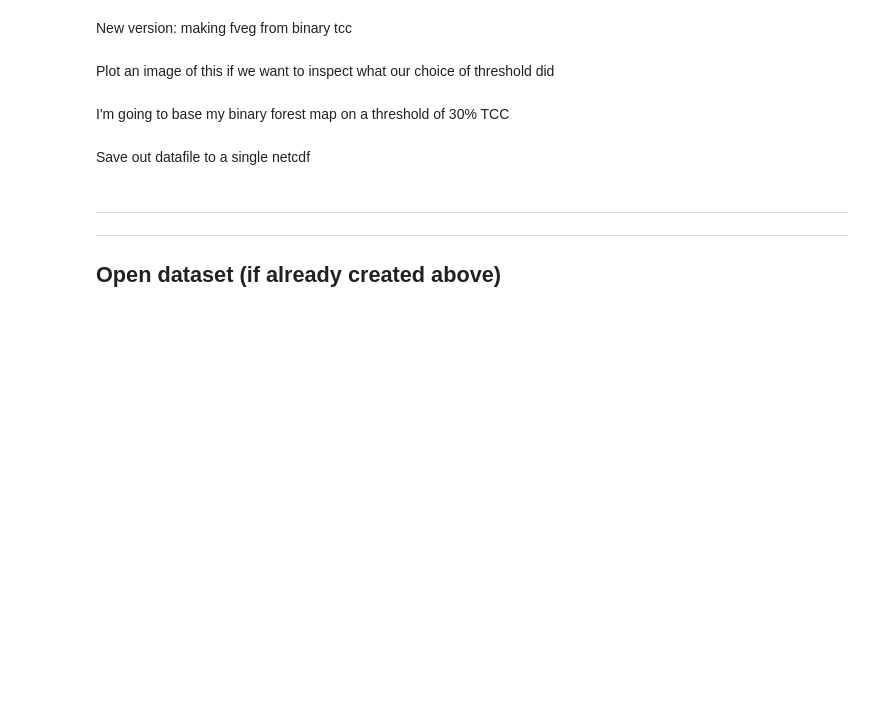
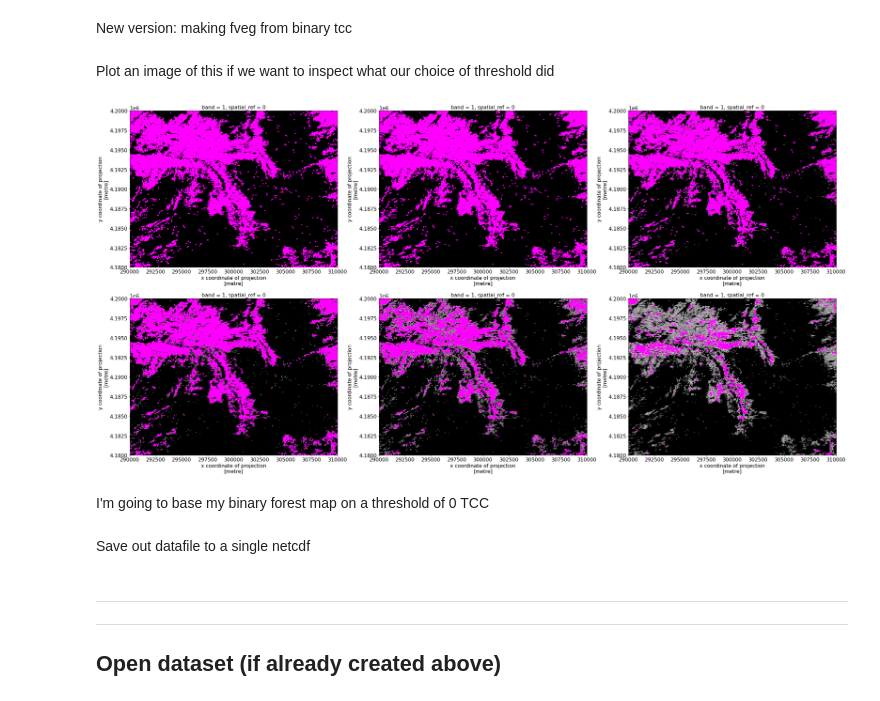
Before and after one commit to spestana/goes-cues, a Jupyter notebook: merge-raster-datasets-slopeaspectfveg.ipynb, the cells around one changed output. Saved outputs shown, nothing was run; the diff lists cells and outputs as text; code cells hidden in the pictures; blank space fills up the shorter version.

Commit message:
Update data merge notebooks

```diff
--- a/merge-raster-datasets-slopeaspectfveg.ipynb
+++ b/merge-raster-datasets-slopeaspectfveg.ipynb
@@ -158,18 +158,18 @@ geometry = [
 # %% [markdown]
 Find datasets (orthorectified GOES ABI or original GOES ABI)
 # %%
-#filepaths = glob.glob('/storage/spestana/output_ASTER-MODIS-GOES/*_orthorectified.nc')
+filepaths = glob.glob('/storage/spestana/output_ASTER-MODIS-GOES/*_orthorectified.nc')
 ##filepaths = glob.glob('/storage/spestana/output_ASTER-MODIS-GOES/*_original.nc')
 # %% [markdown]
 Open all datasets
 # %%
-#ds = xr.open_mfdataset(filepaths, concat_dim='time', combine='nested')
+ds = xr.open_mfdataset(filepaths, concat_dim='time', combine='nested')
 ######ds = ds.rio.clip(geometry)
 # %% [markdown]
 Open my DEM, reproject to UTM, add to the dataset
 # %%
-#dem = xr.open_rasterio('dem/tuolumne_cues_dem.tif').rio.reproject_match(ds)
-#ds['dem'] = dem.squeeze()
+dem = xr.open_rasterio('dem/tuolumne_cues_dem.tif').rio.reproject_match(ds)
+ds['dem'] = dem.squeeze()
 # %% [markdown]
 OLD, skip this: Compute slope and aspect and add to the dataset
 # %%
@@ -213,10 +213,9 @@ def fveg_mapZonalStats(zones, zonalstats, stat_name):
 # %% [markdown]
 Open TCC and add to the dataset
 # %%
-#tcc = xr.open_rasterio('data/NLCD_2016_Tree_Canopy_L48_20190831_2xOlzdukUemPqURl8ckP.tiff').rio.reproject_match(ds)
-#tcc = tcc.where(tcc!=tcc._FillValue)
-#ds['tcc'] = tcc.squeeze()
-#
+tcc = xr.open_rasterio('data/NLCD_2016_Tree_Canopy_L48_20190831_2xOlzdukUemPqURl8ckP.tiff').rio.reproject_match(ds)
+tcc = tcc.where(tcc!=tcc._FillValue)
+ds['tcc'] = tcc.squeeze()
 # %% [markdown]
 New version: making fveg from binary tcc
 # %%
@@ -236,19 +236,22 @@ New version: making fveg from binary tcc
 # %% [markdown]
 Plot an image of this if we want to inspect what our choice of threshold did
 # %%
-#fig, axs = plt.subplots(nrows=2, ncols=3, figsize=(40,20))
-#[ax1, ax2, ax3, ax4, ax5, ax6] = axs.ravel()
-#
-#ds.binary_tcc_gt10.where(ds.binary_tcc_gt10!=0).plot(cmap='spring',alpha=1, ax=ax1, add_colorbar=False)
-#ds.binary_tcc_gt20.where(ds.binary_tcc_gt20!=0).plot(cmap='spring',alpha=1, ax=ax2, add_colorbar=False)
-#ds.binary_tcc_gt30.where(ds.binary_tcc_gt30!=0).plot(cmap='spring',alpha=1, ax=ax3, add_colorbar=False)
-#ds.binary_tcc_gt40.where(ds.binary_tcc_gt40!=0).plot(cmap='spring',alpha=1, ax=ax4, add_colorbar=False)
-#ds.binary_tcc_gt50.where(ds.binary_tcc_gt50!=0).plot(cmap='spring',alpha=1, ax=ax5, add_colorbar=False)
-#
-#for ax in  [ax1, ax2, ax3, ax4, ax5]:
-#    tcc.plot(ax=ax, cmap='Greys_r', add_colorbar=False, zorder=-99)
-#    ax.set_ylim((4.18e6,4.20e6))
-#    ax.set_xlim((290000,310000))
+fig, axs = plt.subplots(nrows=2, ncols=3, figsize=(40,20))
+[ax1, ax2, ax3, ax4, ax5, ax6] = axs.ravel()
+
+ds.binary_tcc_gt0.where(ds.binary_tcc_gt0!=0).plot(cmap='spring',alpha=1, ax=ax1, add_colorbar=False)
+ds.binary_tcc_gt10.where(ds.binary_tcc_gt10!=0).plot(cmap='spring',alpha=1, ax=ax2, add_colorbar=False)
+ds.binary_tcc_gt20.where(ds.binary_tcc_gt20!=0).plot(cmap='spring',alpha=1, ax=ax3, add_colorbar=False)
+ds.binary_tcc_gt30.where(ds.binary_tcc_gt30!=0).plot(cmap='spring',alpha=1, ax=ax4, add_colorbar=False)
+ds.binary_tcc_gt40.where(ds.binary_tcc_gt40!=0).plot(cmap='spring',alpha=1, ax=ax5, add_colorbar=False)
+ds.binary_tcc_gt50.where(ds.binary_tcc_gt50!=0).plot(cmap='spring',alpha=1, ax=ax6, add_colorbar=False)
+
+for ax in  [ax1, ax2, ax3, ax4, ax5, ax6]:
+    tcc.plot(ax=ax, cmap='Greys_r', add_colorbar=False, zorder=-99)
+    ax.set_ylim((4.18e6,4.20e6))
+    ax.set_xlim((290000,310000))
+# %% [output]
+[figure, added]
 # %% [markdown]
-I'm going to base my binary forest map on a threshold of 30% TCC
+I'm going to base my binary forest map on a threshold of 0 TCC
 # %%
```
Also changed, not shown: parts of 7 cells of this notebook, 1 other file.
